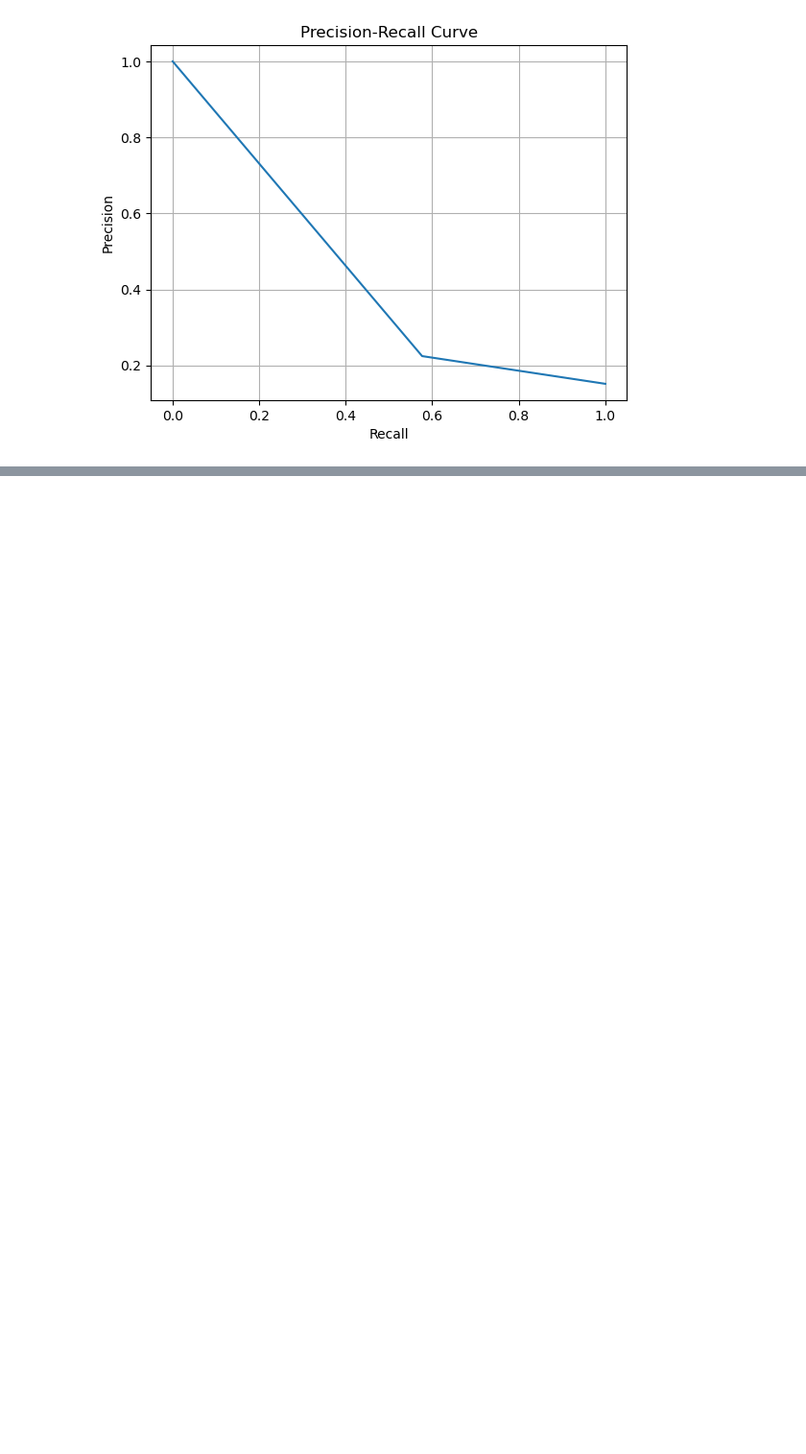
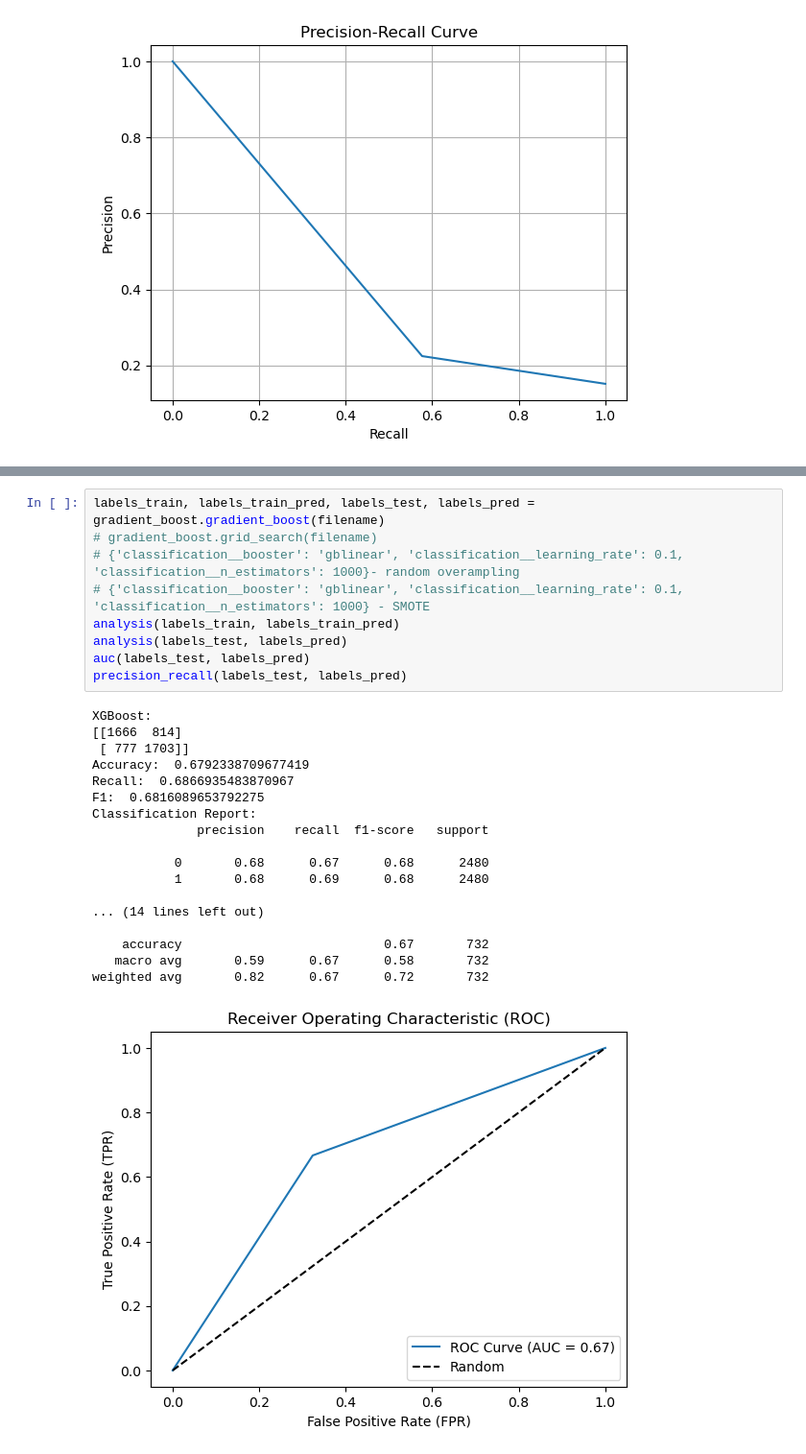
Before and after one commit to Rocky5005/CSE-Final, a Jupyter notebook: src/ml-analysis.ipynb, the cells around one changed output, grey strips where cells are left out. Shown at 96% size. Saved outputs shown, nothing was run; the diff lists cells and outputs as text; blank space fills up the shorter version.

```diff
--- a/src/ml-analysis.ipynb
+++ b/src/ml-analysis.ipynb
@@ -148,0 +179,28 @@ Fitting 5 folds for each of 336 candidates, totalling 1680 fits
+# %%
+labels_train, labels_train_pred, labels_test, labels_pred = gradient_boost.gradient_boost(filename)
+# gradient_boost.grid_search(filename)
+# {'classification__booster': 'gblinear', 'classification__learning_rate': 0.1, 'classification__n_estimators': 1000}- random overampling
+# {'classification__booster': 'gblinear', 'classification__learning_rate': 0.1, 'classification__n_estimators': 1000} - SMOTE
+analysis(labels_train, labels_train_pred)
+analysis(labels_test, labels_pred)
+auc(labels_test, labels_pred)
+precision_recall(labels_test, labels_pred)
+# %% [output]
+XGBoost:
+[[1666  814]
+ [ 777 1703]]
+Accuracy:  0.6792338709677419
+Recall:  0.6866935483870967
+F1:  0.6816089653792275
+Classification Report:
+              precision    recall  f1-score   support
+
+           0       0.68      0.67      0.68      2480
+           1       0.68      0.69      0.68      2480
+
+... (14 lines left out)
+
+    accuracy                           0.67       732
+   macro avg       0.59      0.67      0.58       732
+weighted avg       0.82      0.67      0.72       732
+[figure, added]
```
Also changed, not shown: parts of 4 cells of this notebook, 5 other files.
